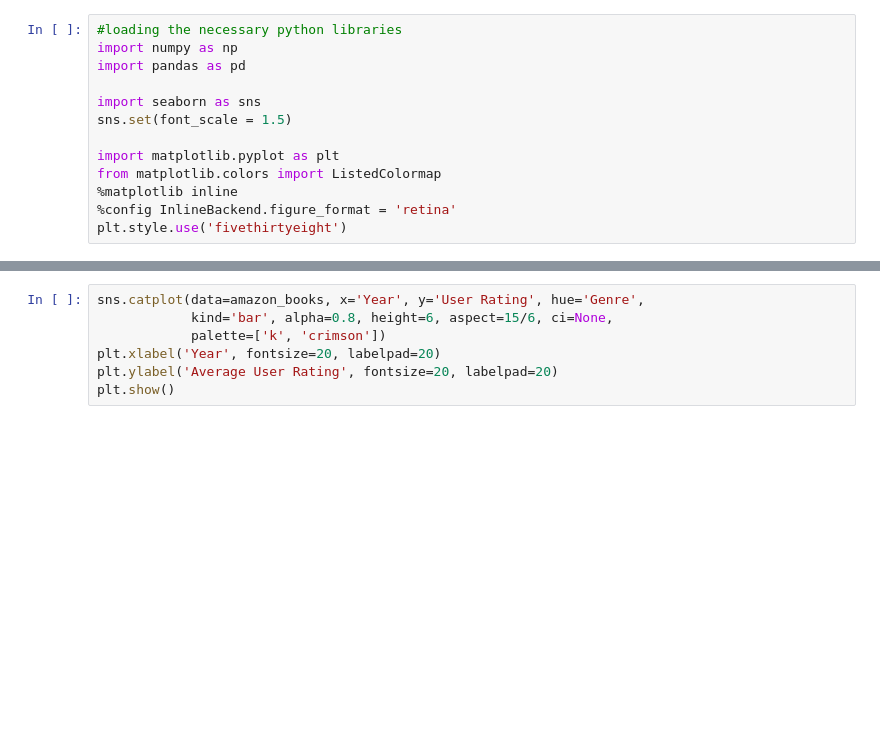
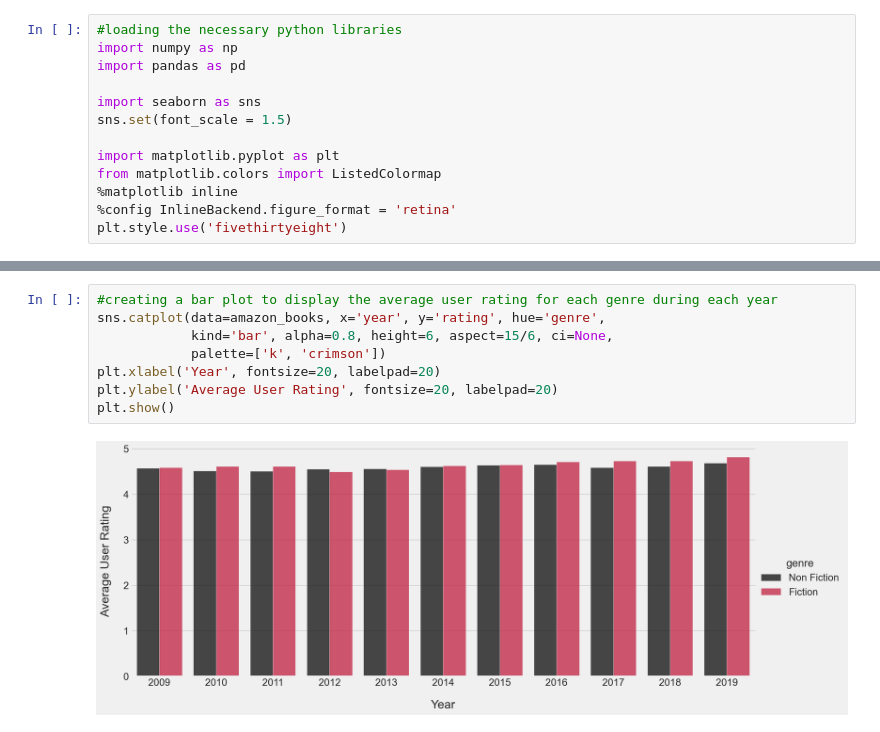
Before and after one commit to esbatiehsan/amazon-bestsellers, a Jupyter notebook: data-cleaning-exploration.ipynb, the cells around one changed output, grey strips where cells are left out. Drawn from its saved outputs; the diff is of its cells as text; blank space fills up the shorter version.

```diff
--- a/data-cleaning-exploration.ipynb
+++ b/data-cleaning-exploration.ipynb
@@ -44,8 +94,11 @@ plt.show()
 # %%
-sns.catplot(data=amazon_books, x='Year', y='User Rating', hue='Genre',
+#creating a bar plot to display the average user rating for each genre during each year
+sns.catplot(data=amazon_books, x='year', y='rating', hue='genre',
             kind='bar', alpha=0.8, height=6, aspect=15/6, ci=None,
             palette=['k', 'crimson'])
 plt.xlabel('Year', fontsize=20, labelpad=20)
 plt.ylabel('Average User Rating', fontsize=20, labelpad=20)
 plt.show()
+# %% [output]
+[figure, added]
 # %%
```
Also changed, not shown: parts of 18 cells of this notebook.
